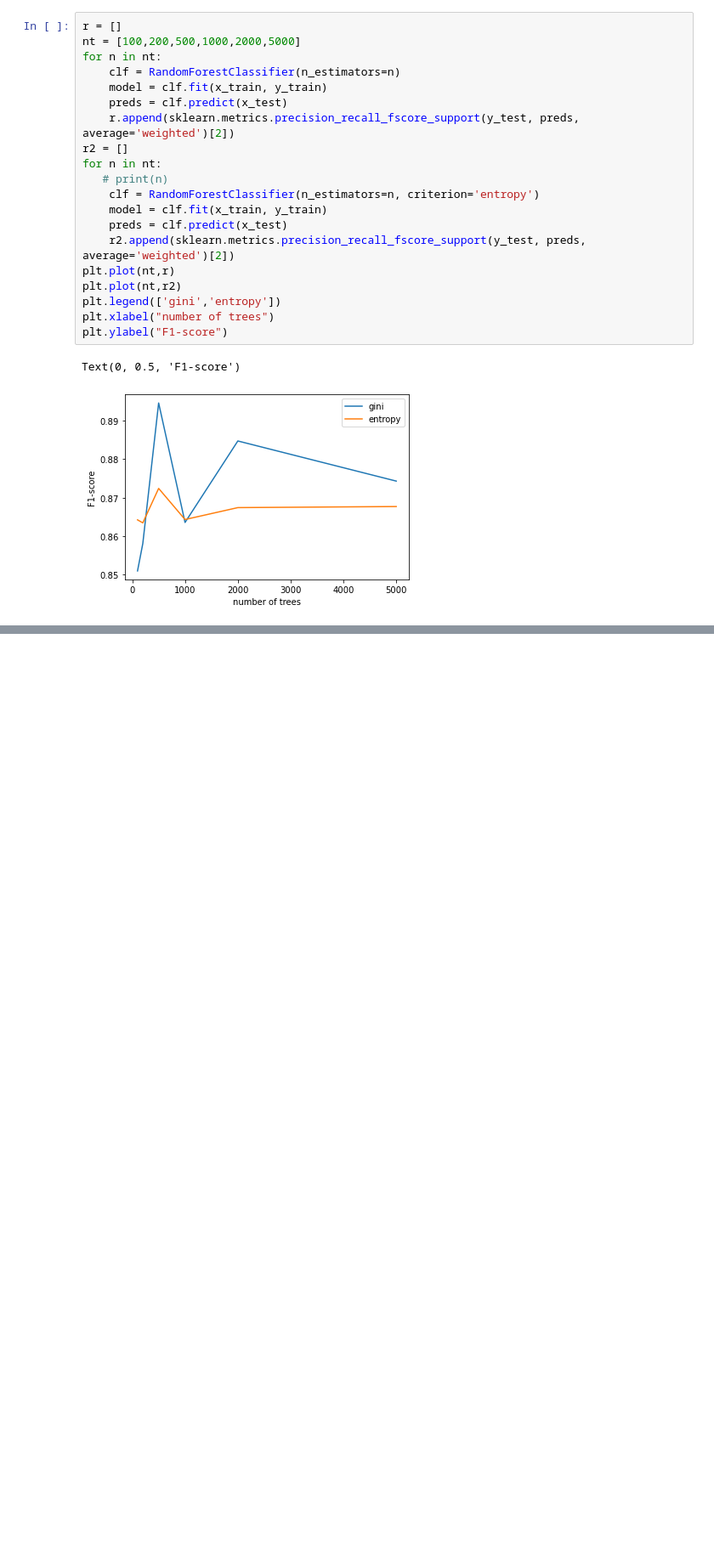
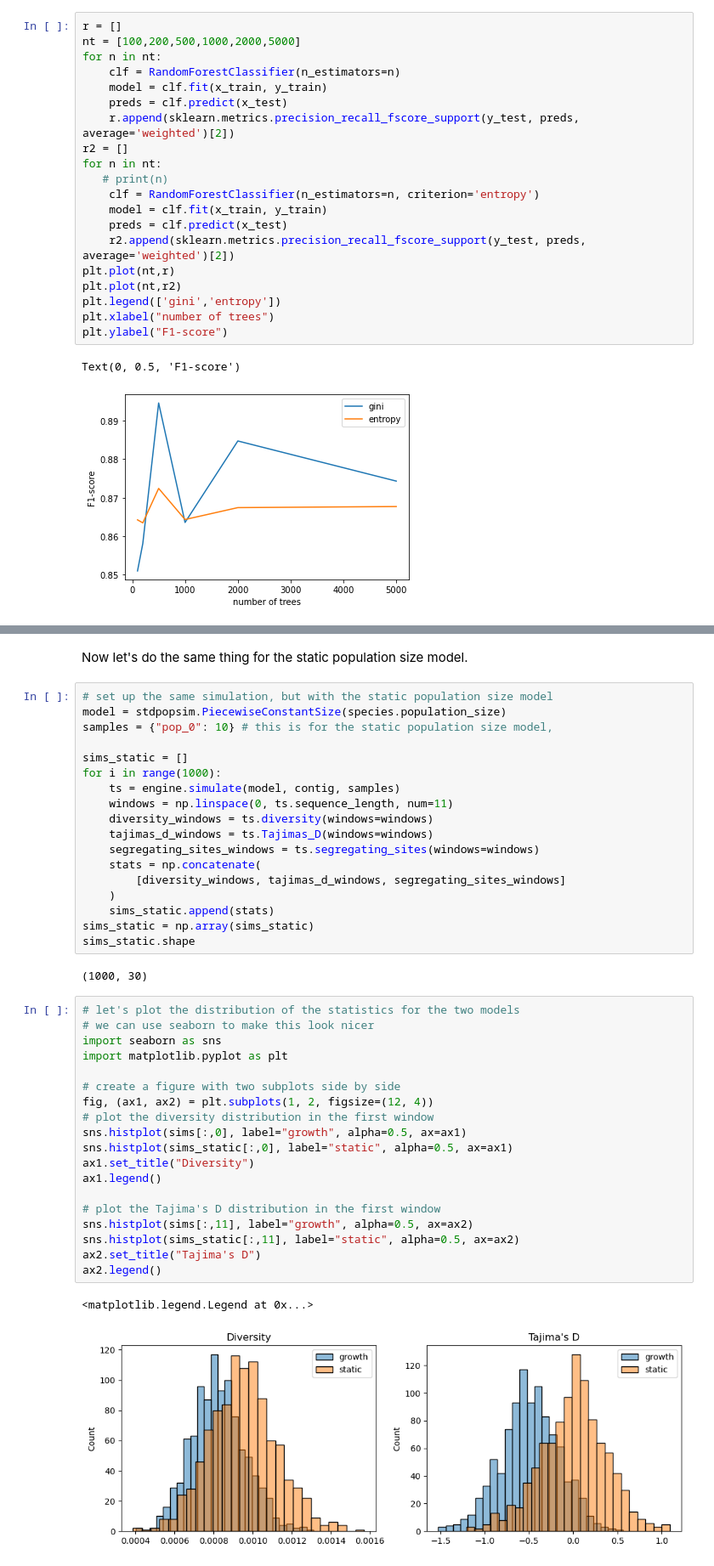
Before and after one commit to andrewkern/evomics, a Jupyter notebook: evomics_ml_workshop.ipynb, the cells around one changed output, grey strips where cells are left out. Shown at 85% size. Cells and saved outputs as stored; diff of their text form; blank space fills up the shorter version.

```diff
--- a/evomics_ml_workshop.ipynb
+++ b/evomics_ml_workshop.ipynb
@@ -551,0 +660,44 @@ Text(0, 0.5, 'F1-score')
+# %% [markdown]
+Now let's do the same thing for the static population size model.
+# %%
+# set up the same simulation, but with the static population size model
+model = stdpopsim.PiecewiseConstantSize(species.population_size)
+samples = {"pop_0": 10} # this is for the static population size model,
+
+sims_static = []
+for i in range(1000):
+    ts = engine.simulate(model, contig, samples)
+    windows = np.linspace(0, ts.sequence_length, num=11)
+    diversity_windows = ts.diversity(windows=windows)
+    tajimas_d_windows = ts.Tajimas_D(windows=windows)
+    segregating_sites_windows = ts.segregating_sites(windows=windows)
+    stats = np.concatenate(
+        [diversity_windows, tajimas_d_windows, segregating_sites_windows]
+    )
+    sims_static.append(stats)
+sims_static = np.array(sims_static)
+sims_static.shape
+# %% [output]
+(1000, 30)
+# %%
+# let's plot the distribution of the statistics for the two models
+# we can use seaborn to make this look nicer
+import seaborn as sns
+import matplotlib.pyplot as plt
+
+# create a figure with two subplots side by side
+fig, (ax1, ax2) = plt.subplots(1, 2, figsize=(12, 4))
+# plot the diversity distribution in the first window
+sns.histplot(sims[:,0], label="growth", alpha=0.5, ax=ax1)
+sns.histplot(sims_static[:,0], label="static", alpha=0.5, ax=ax1)
+ax1.set_title("Diversity")
+ax1.legend()
+
+# plot the Tajima's D distribution in the first window
+sns.histplot(sims[:,11], label="growth", alpha=0.5, ax=ax2)
+sns.histplot(sims_static[:,11], label="static", alpha=0.5, ax=ax2)
+ax2.set_title("Tajima's D")
+ax2.legend()
+# %% [output]
+<matplotlib.legend.Legend at 0x...>
+[figure, added]
```
Also changed, not shown: parts of 35 cells of this notebook, 1 other file.
